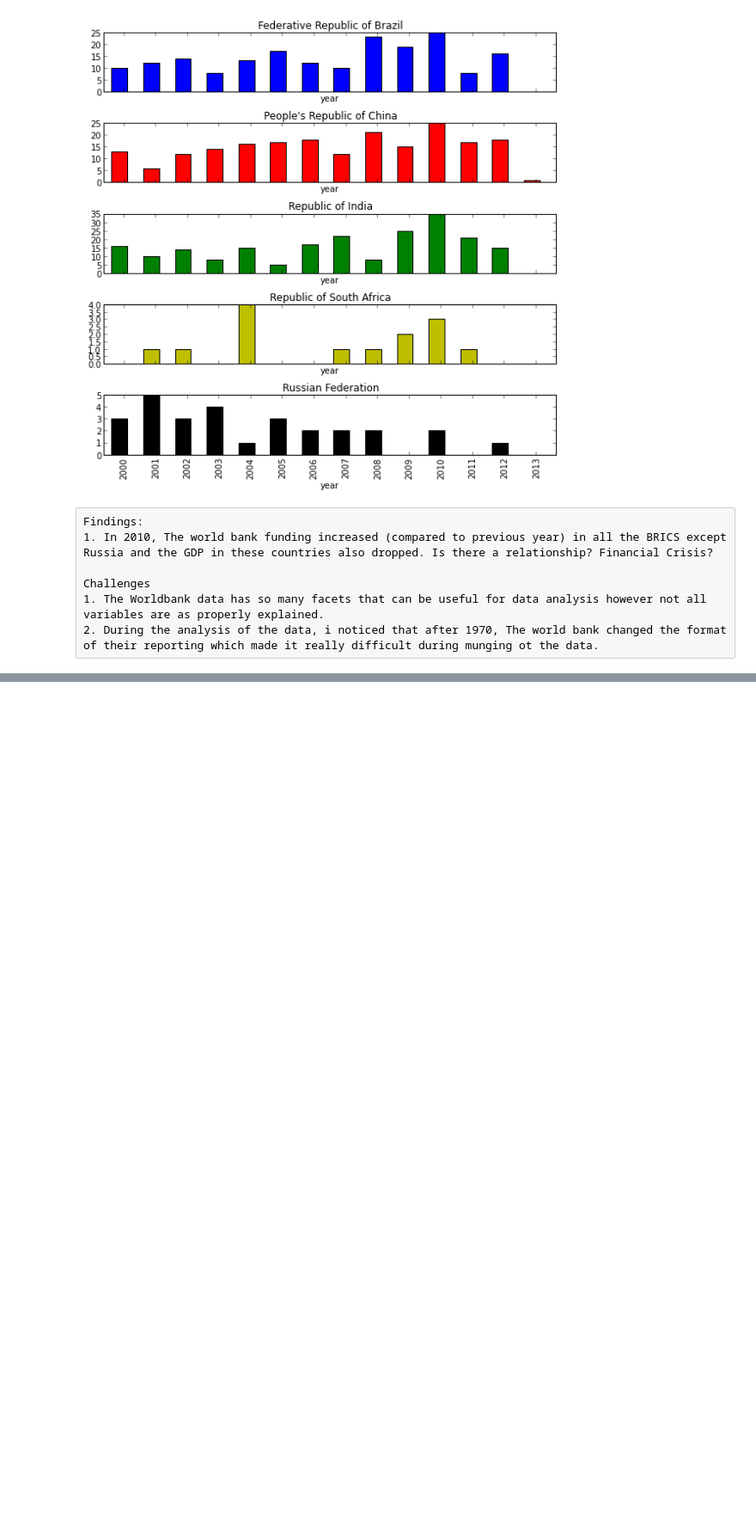
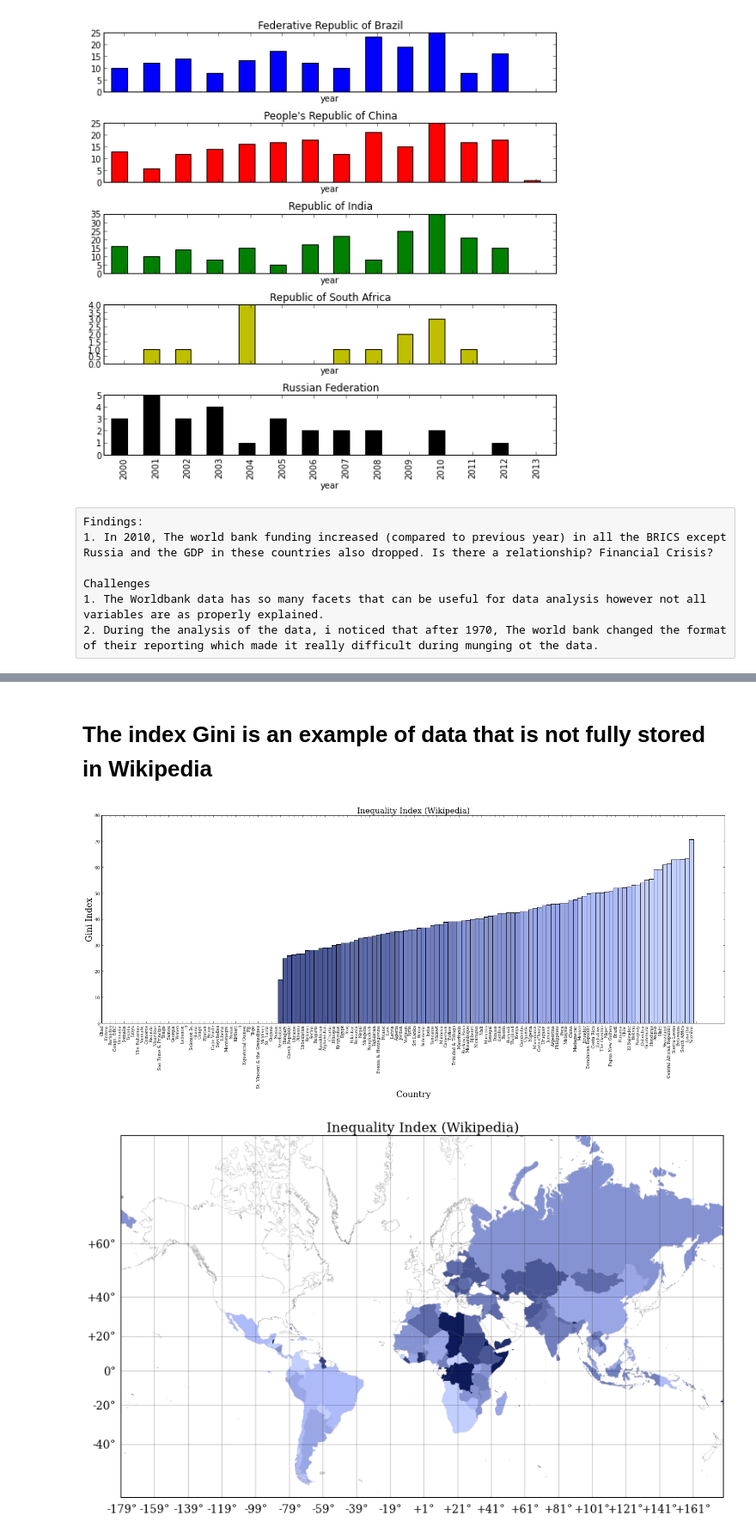
Before and after one commit to iaperez/WWOD, a Jupyter notebook: code/WorldBankData.ipynb, the cells around one changed output, grey strips where cells are left out. Shown at 86% size. Drawn from its saved outputs; the diff is of its cells as text; code cells hidden in the pictures; blank space fills up the shorter version.

```diff
--- a/code/WorldBankData.ipynb
+++ b/code/WorldBankData.ipynb
@@ -386,0 +723,31 @@ Challenges
+# %%
+
+
+def drawBarCharReference2(Color,targetlist, field, title,labels):
+    fig = plt.figure(num=None, figsize=(24, 8), dpi=700, facecolor='w', edgecolor='k')
+
+    ax = fig.add_subplot(111)
+
+    ColorBase = Color
+    changeQuantile = True
+    changeRange = 0.10
+    i = 0
+
+    for x in targetlist.sort(columns=field,ascending=True).index:
+        if i/float(len(targetlist.index)) > changeRange:
+            ColorBase = color_variant(ColorBase,20)
+            changeRange = changeRange + 0.10
+        targetlist['color'][x] =  ColorBase
+        #print (type(targetlist[field][x]))
+        ax.bar(i,float(targetlist[field][x]),1,color=matplotlib.colors.colorConverter.to_rgb(ColorBase))
+        i+=1
+
+    ax.set_xticklabels( ([targetlist['mapname'][x] for x in targetlist.sort(columns=field,ascending=True).index]) )
+    #plt.subplots_adjust(bottom=1, left=.01, right=.99, top=.90, hspace=.35)
+    plt.xticks(np.arange(0.5, i+1, 1))
+    plt.setp(ax.get_xticklabels(), fontsize=9, rotation='vertical')
+    plt.setp(ax.get_yticklabels(), fontsize=10)
+    plt.title(title)
+    plt.xlabel(labels[0], fontsize=18)
+    plt.ylabel(labels[1], fontsize=18)
+    plt.show()
@@ -386,0 +893,15 @@ Challenges
+# %% [markdown]
+# The index Gini is an example of data that is not fully stored in Wikipedia
+# %%
+heatmapGini = pd.DataFrame(projects[projects.type == 'Country'], columns=['wikiname','mapname','gini'])
+#heatmapHDI=heatmapHDI.reindex(index=['wikiname','wikiname'])
+#heatmapHDI = heatmapHDI.groupby(['wikiname','mapname'])
+#heatmapHDI = pd.DataFrame(heatmapHDI)
+heatmapGini = heatmapGini.fillna(0)
+heatmapGini = heatmapGini.drop_duplicates()
+heatmapGini['color'] = pd.Series(["hola" for x in heatmapGini.index], index=heatmapGini.index)
+drawBarCharReference2( '#0E1B5A',heatmapGini, 'gini',"Inequality Index (Wikipedia)", ['Country','Gini Index'])
+draw_global_map2(['#ffffff','#000000'],heatmapGini, ['Inequality Index (Wikipedia)'])
+# %% [output]
+[figure, added]
+[figure, added]
```
Also changed, not shown: parts of 15 cells of this notebook.
